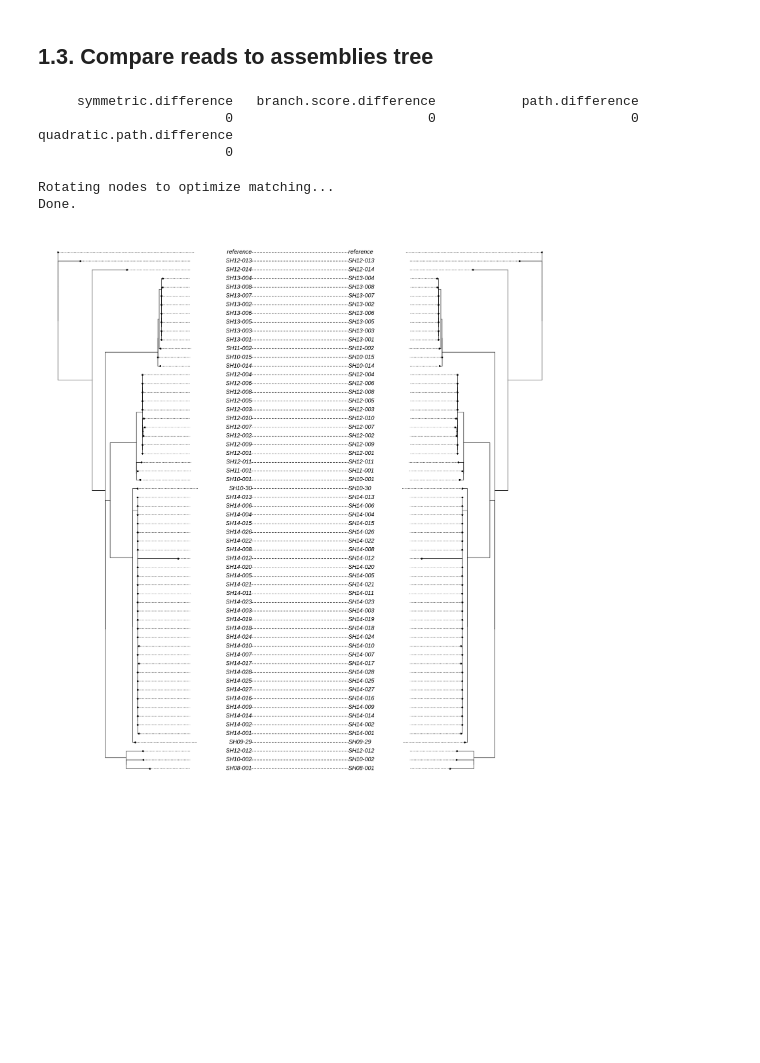
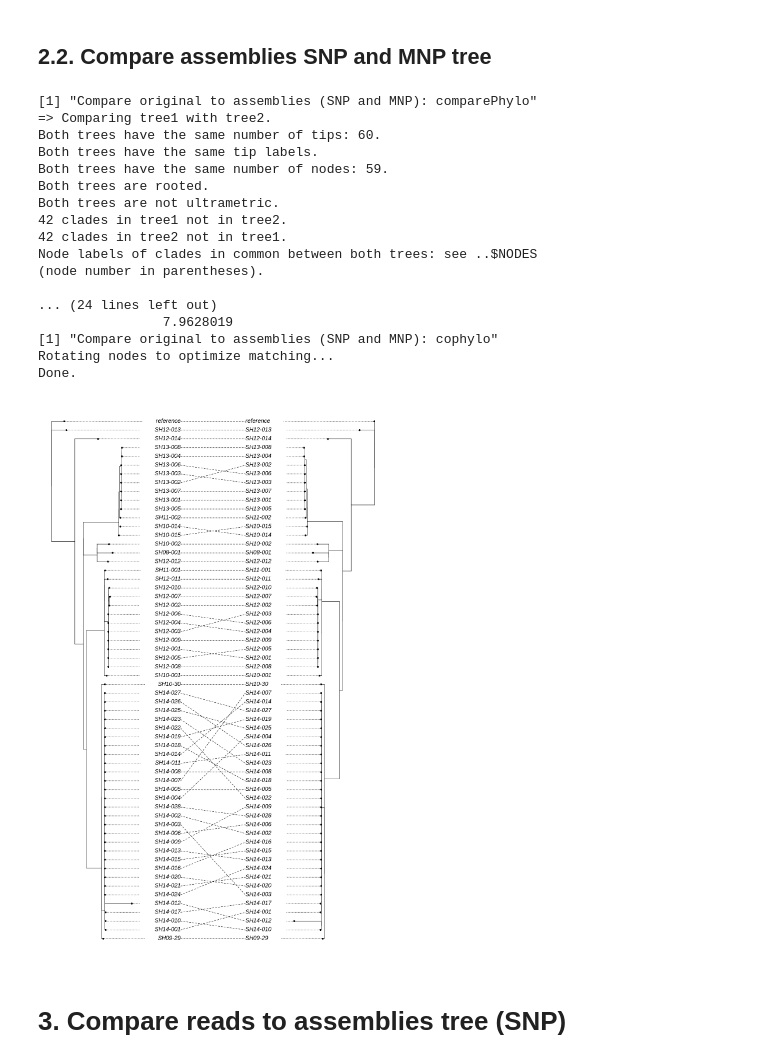
Before and after one commit to apetkau/genomics-data-index-evaluation-manuscript, a Jupyter notebook: evaluations/simulation/5-compare-trees.ipynb, the cells around one changed output. Drawn from its saved outputs; the diff is of its cells as text; code cells hidden in the pictures; blank space fills up the shorter version.

```diff
--- a/evaluations/simulation/5-compare-trees.ipynb
+++ b/evaluations/simulation/5-compare-trees.ipynb
@@ -91,17 +107,26 @@ Done.
+# %% [markdown]
+## 2.2. Compare assemblies SNP and MNP tree
+# %%
+t_snp_mnp_assemblies <- read_and_root_tree(file="index-assemblies/assemblies.snp-mnp-tree.tre")
+compare_trees(t_orig, t_snp_mnp_assemblies, "Compare original to assemblies (SNP and MNP)")
+# %% [output]
+[1] "Compare original to assemblies (SNP and MNP): comparePhylo"
+=> Comparing tree1 with tree2.
+Both trees have the same number of tips: 60.
+Both trees have the same tip labels.
+Both trees have the same number of nodes: 59.
+Both trees are rooted.
+Both trees are not ultrametric.
+42 clades in tree1 not in tree2.
+42 clades in tree2 not in tree1.
+Node labels of clades in common between both trees: see ..$NODES
+(node number in parentheses).
+
+... (24 lines left out)
+                7.9628019
+[1] "Compare original to assemblies (SNP and MNP): cophylo"
+Rotating nodes to optimize matching...
+Done.
+[figure, added]
 # %% [markdown]
-## 1.3. Compare reads to assemblies tree
+# 3. Compare reads to assemblies tree (SNP)
-# %%
-treedist(t_new_assemblies, t_new_reads, check.labels = TRUE)
-# %% [output]
-     symmetric.difference   branch.score.difference           path.difference
-                        0                         0                         0
-quadratic.path.difference
-                        0
-# %%
-options(repr.plot.width=15, repr.plot.height=16)
-
-plot(cophylo(t_new_assemblies, t_new_reads, rotate=TRUE))
-# %% [output]
-Rotating nodes to optimize matching...
-Done.
-[figure, removed]
```
Also changed, not shown: parts of 13 cells of this notebook, 2 other files.
